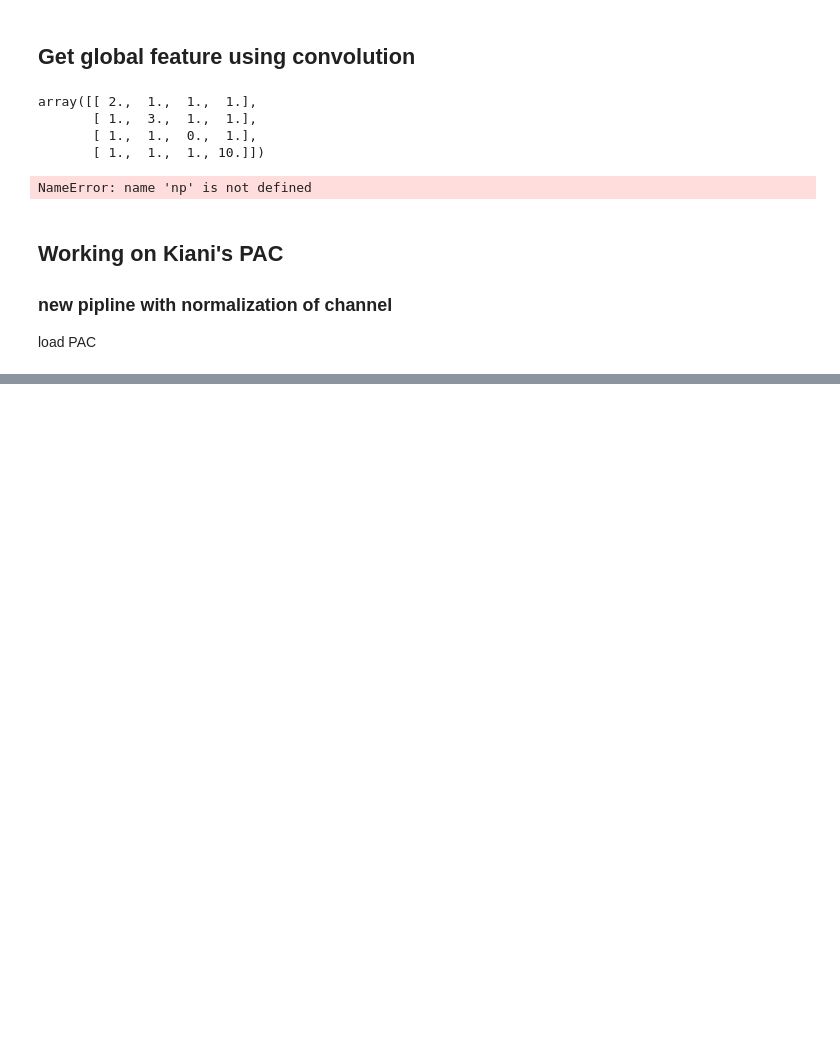
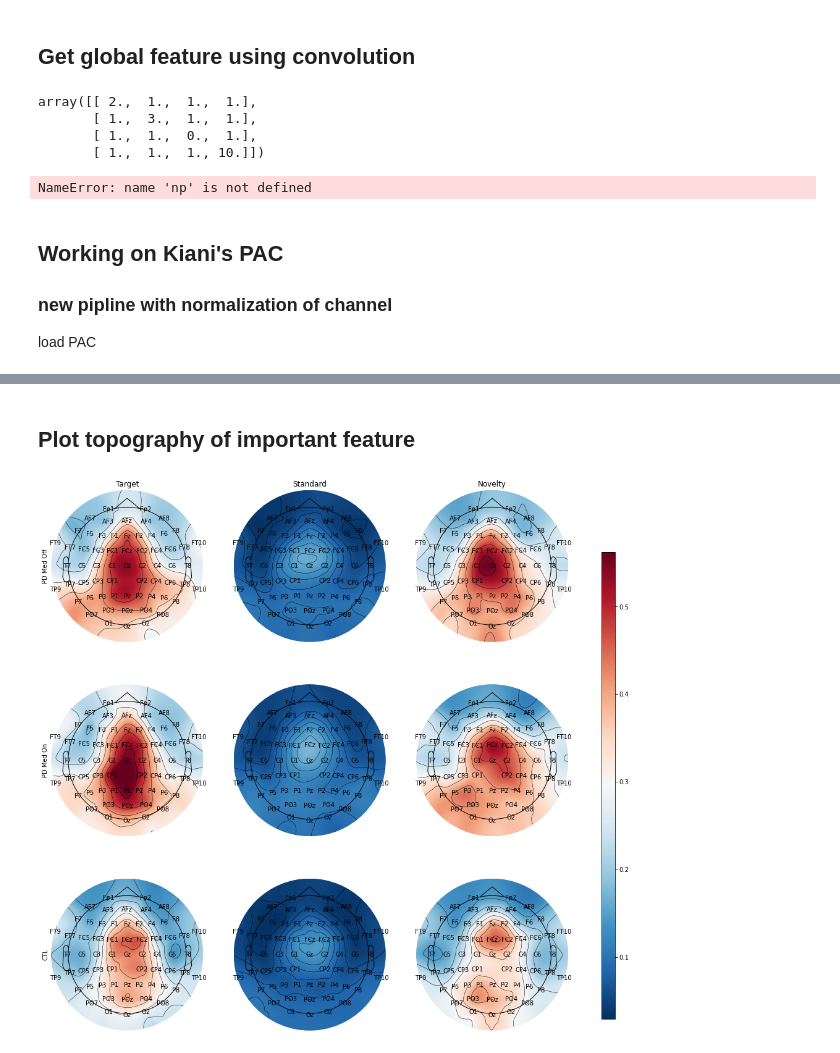
Before and after one commit to AIRLab-Sharif/Parkinson-PAC, a Jupyter notebook: python/Get_Global_Local_feature.ipynb, the cells around one changed output, grey strips where cells are left out. Cells and saved outputs as stored; diff of their text form; code cells hidden in the pictures; blank space fills up the shorter version.

```diff
--- a/python/Get_Global_Local_feature.ipynb
+++ b/python/Get_Global_Local_feature.ipynb
@@ -61,0 +205,42 @@ PAC = a['mvl_2ds']*1e-12
+# %% [markdown]
+## Plot topography of important feature
+# %%
+Path_to_save_fig = 'D:\Mastersharif\MasterProject\Working_with_kiani\\articles\Result_on_articles'
+
+feature_h = 0
+feature_l = 1
+with open('..\data\channels_name.pkl', 'rb') as f:
+        channels_name = pickle.load(f)
+PAC_feature_sub_on_electrodes_gm = np.mean(PAC_feature_sub_on_electrodes[:,:,:,:,feature_h,feature_l],axis=1)
+vmin = np.min(PAC_feature_sub_on_electrodes_gm)
+vmax = np.max(PAC_feature_sub_on_electrodes_gm)
+fig, axs = plt.subplots(3, 3, sharex=True, sharey=True, figsize=(15, 15))
+
+mne_info = mne.create_info(ch_names=channels_name, sfreq=500., ch_types='eeg')
+
+montage = mne.channels.read_custom_montage('Standard-10-20-Cap81.locs')
+
+for i, j in itertools.product(range(3), range(3)):
+#     data = mvls[i, :, j, :].mean(axis=0).reshape((-1, 1))
+    temp = np.expand_dims(PAC_feature_sub_on_electrodes_gm[i,j,:],axis=1)
+    PAC_grand_mean = mne.EvokedArray(temp,mne_info)
+    PAC_grand_mean.set_montage(montage)
+    im, cm = mne.viz.plot_topomap(PAC_grand_mean.data[:,0],
+                                  PAC_grand_mean.info, axes=axs[i, j], show=False,
+                                  names=channels_name, show_names=True,
+                                  vmin=vmin, vmax=vmax,res=200,cmap= 'RdBu_r',fontsize='medium')
+
+for i in range(3):
+        axs[i, 0].set_ylabel(groups[i])
+        axs[0, i].set_title(event_types[i])
+        axs[-1, i].xaxis.set_visible(True)
+        axs[i, 0].yaxis.set_visible(True)
+
+
+cbar_ax = fig.add_axes([0.95, 0.15, 0.02, 0.7])
+clb = fig.colorbar(im, cax=cbar_ax)
+fname = f'feature_h_{feature_h}_feature_l_{feature_l}_RdBu_r'
+file_path = os.path.join(Path_to_save_fig, fname)
+plt.savefig(file_path)
+# %% [output]
+[figure, added]
```
Also changed, not shown: parts of 13 cells of this notebook, 2 other files.
